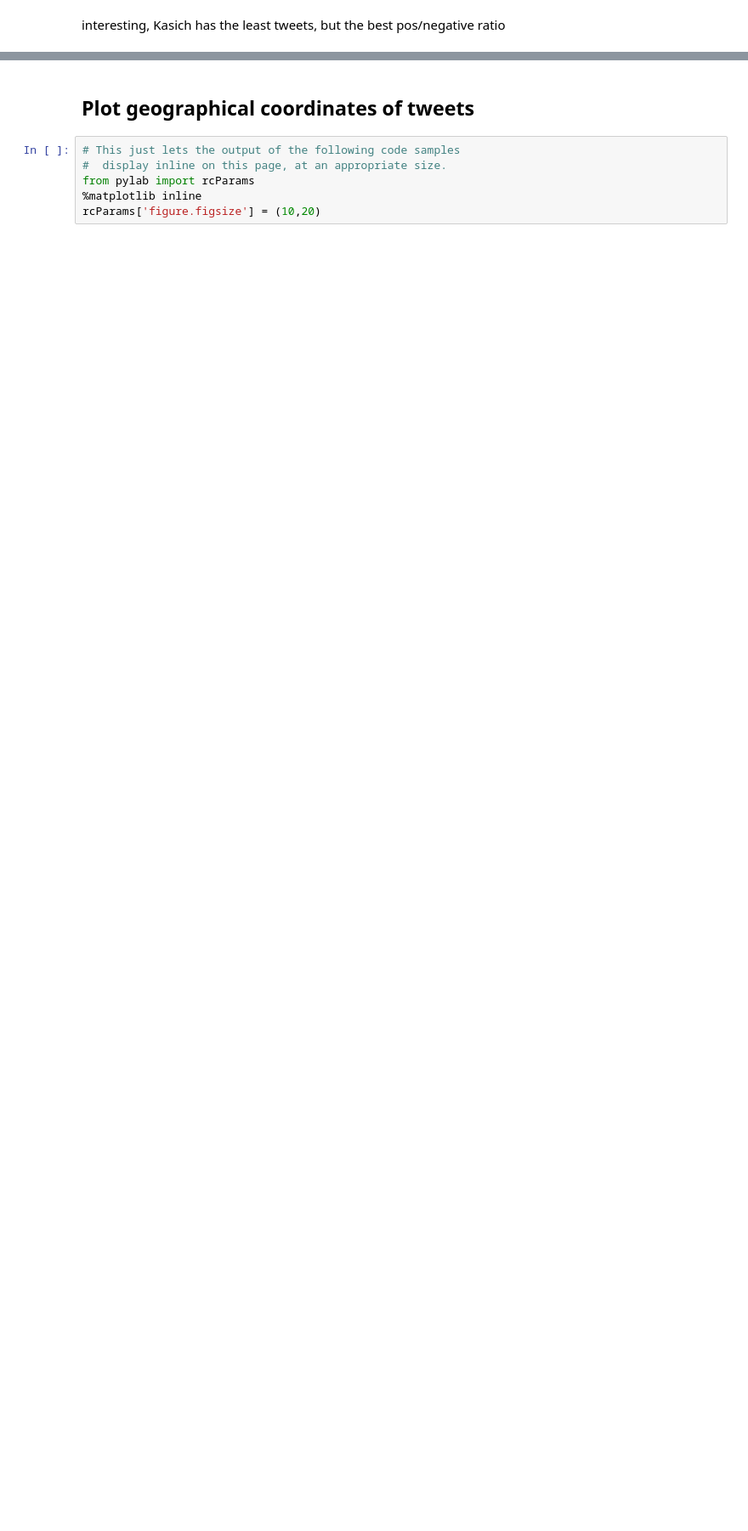
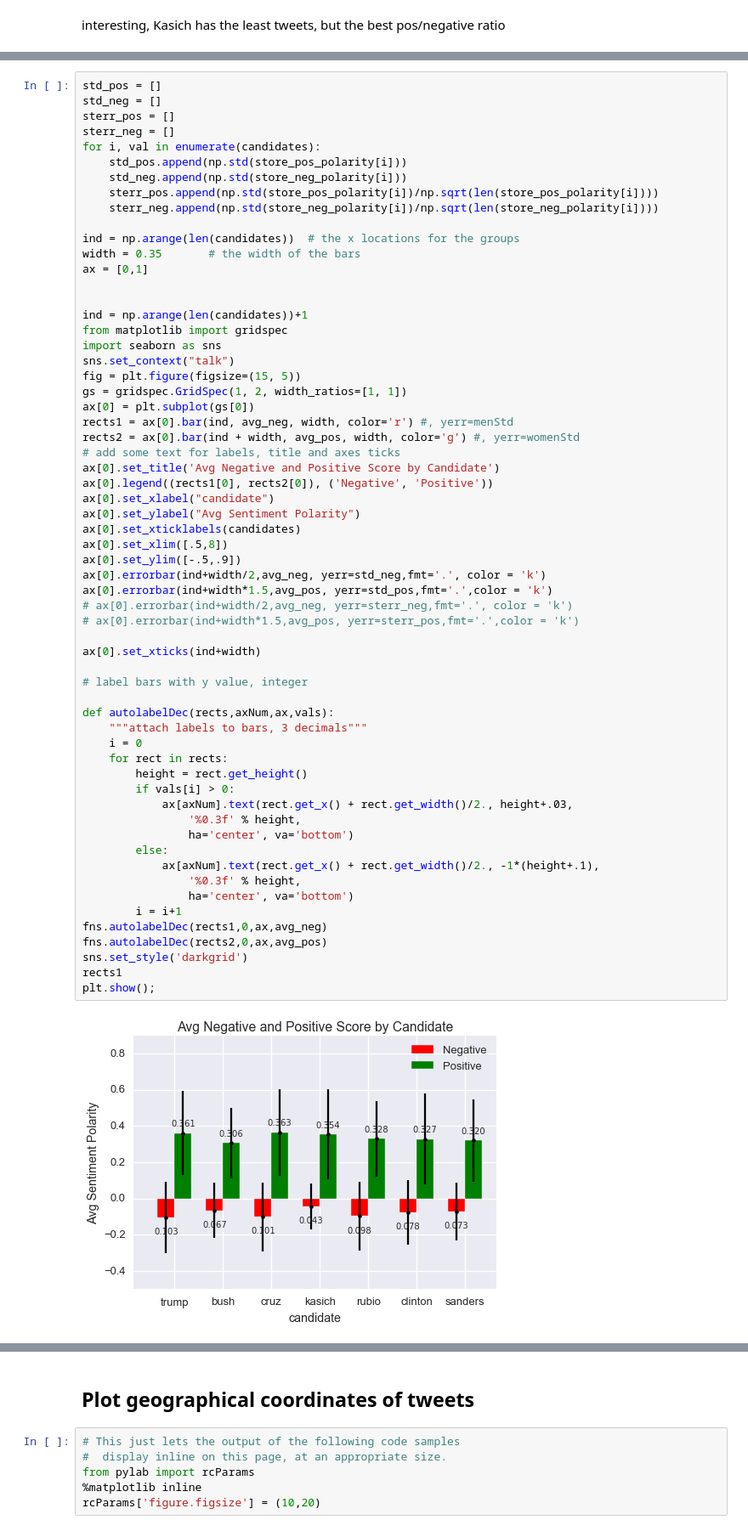
Before and after one commit to HoodPanther/pythoncode, a Jupyter notebook: tweetExplore.ipynb, the cells around one changed output, grey strips where cells are left out. Shown at 85% size. Drawn from its saved outputs; the diff is of its cells as text; blank space fills up the shorter version.

```diff
--- a/tweetExplore.ipynb
+++ b/tweetExplore.ipynb
@@ -197,0 +209,63 @@ interesting, Kasich has the least tweets, but the best pos/negative ratio
+# %%
+std_pos = []
+std_neg = []
+sterr_pos = []
+sterr_neg = []
+for i, val in enumerate(candidates):
+    std_pos.append(np.std(store_pos_polarity[i]))
+    std_neg.append(np.std(store_neg_polarity[i]))
+    sterr_pos.append(np.std(store_pos_polarity[i])/np.sqrt(len(store_pos_polarity[i])))
+    sterr_neg.append(np.std(store_neg_polarity[i])/np.sqrt(len(store_neg_polarity[i])))
+
+ind = np.arange(len(candidates))  # the x locations for the groups
+width = 0.35       # the width of the bars
+ax = [0,1]
+
+
+ind = np.arange(len(candidates))+1
+from matplotlib import gridspec
+import seaborn as sns
+sns.set_context("talk")
+fig = plt.figure(figsize=(15, 5))
+gs = gridspec.GridSpec(1, 2, width_ratios=[1, 1])
+ax[0] = plt.subplot(gs[0])
+rects1 = ax[0].bar(ind, avg_neg, width, color='r') #, yerr=menStd
+rects2 = ax[0].bar(ind + width, avg_pos, width, color='g') #, yerr=womenStd
+# add some text for labels, title and axes ticks
+ax[0].set_title('Avg Negative and Positive Score by Candidate')
+ax[0].legend((rects1[0], rects2[0]), ('Negative', 'Positive'))
+ax[0].set_xlabel("candidate")
+ax[0].set_ylabel("Avg Sentiment Polarity")
+ax[0].set_xticklabels(candidates)
+ax[0].set_xlim([.5,8])
+ax[0].set_ylim([-.5,.9])
+ax[0].errorbar(ind+width/2,avg_neg, yerr=std_neg,fmt='.', color = 'k')
+ax[0].errorbar(ind+width*1.5,avg_pos, yerr=std_pos,fmt='.',color = 'k')
+# ax[0].errorbar(ind+width/2,avg_neg, yerr=sterr_neg,fmt='.', color = 'k')
+# ax[0].errorbar(ind+width*1.5,avg_pos, yerr=sterr_pos,fmt='.',color = 'k')
+
+ax[0].set_xticks(ind+width)
+
+# label bars with y value, integer
+
+def autolabelDec(rects,axNum,ax,vals):
+    """attach labels to bars, 3 decimals"""
+    i = 0
+    for rect in rects:
+        height = rect.get_height()
+        if vals[i] > 0:
+            ax[axNum].text(rect.get_x() + rect.get_width()/2., height+.03,
+                '%0.3f' % height,
+                ha='center', va='bottom')
+        else:
+            ax[axNum].text(rect.get_x() + rect.get_width()/2., -1*(height+.1),
+                '%0.3f' % height,
+                ha='center', va='bottom')
+        i = i+1
+fns.autolabelDec(rects1,0,ax,avg_neg)
+fns.autolabelDec(rects2,0,ax,avg_pos)
+sns.set_style('darkgrid')
+rects1
+plt.show();
+# %% [output]
+[figure, added]
```
Also changed, not shown: parts of 17 cells of this notebook, 1 other file.
